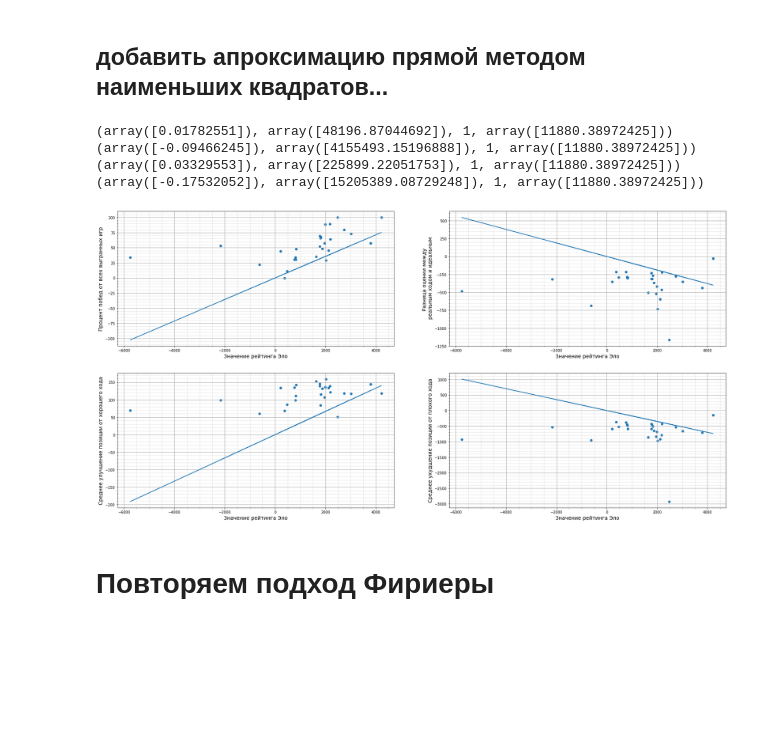
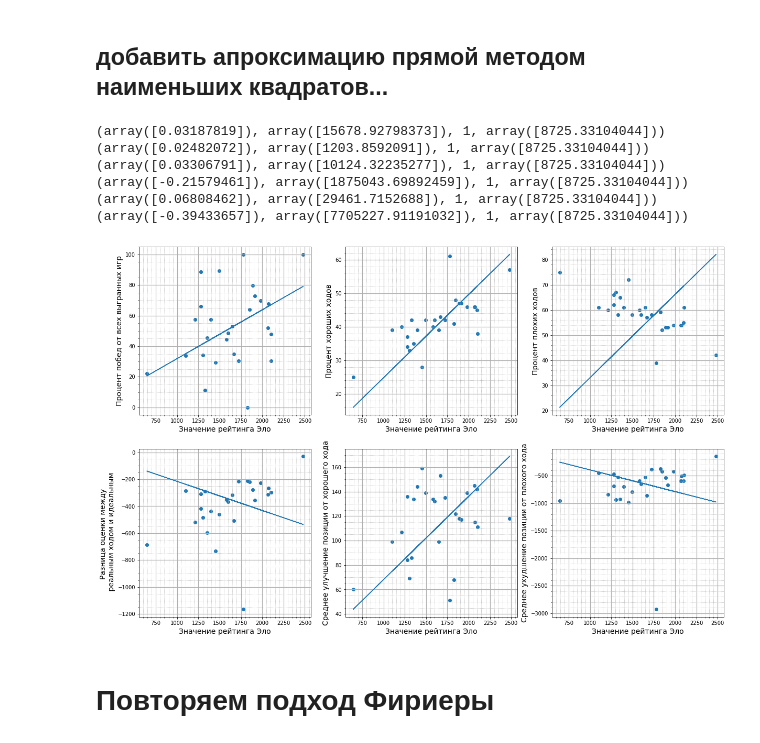
Before and after one commit to Ol333/gh, a Jupyter notebook: analisis.ipynb, the cells around one changed output. Saved outputs shown, nothing was run; the diff lists cells and outputs as text; code cells hidden in the pictures; blank space fills up the shorter version.

```diff
--- a/analisis.ipynb
+++ b/analisis.ipynb
@@ -535,59 +563,61 @@ matr
+# %%
+matr['True Elo'] = list(important_players.values())
 # %% [markdown]
 ## добавить апроксимацию прямой методом наименьших квадратов...
 # %%
-fig, axes = plt.subplots(2,2,figsize=(30,15))
+fig, axes = plt.subplots(2,3,figsize=(20,13))
 # fig.suptitle("Сравнение рейтингов", fontsize=16)
 for i in range(2):
-    for j in range(2):
+    for j in range(3):
         axes[i,j].set_xlabel("Значение рейтинга Эло", fontsize=14)
         axes[i,j].minorticks_on()
         axes[i,j].grid(which="major",linewidth=1.2)
         axes[i,j].grid(which="minor",linestyle = ':')
-# axes[0,0].set_title('а)')
 axes[0,0].set_ylabel("Процент побед от всех выгранных игр", fontsize=14)
-axes[0,0].scatter(matr.Elo,matr['Percentage'])
-lss = np.linalg.lstsq(list(map(lambda x:[x,], matr.Elo)), list(matr['Percentage']), rcond=-1)
+axes[0,0].scatter(matr['True Elo'],matr['Percentage'])
+lss = np.linalg.lstsq(list(map(lambda x:[x,], matr['True Elo'])), list(matr['Percentage']), rcond=-1)
 print(lss)
-axes[0,0].plot(matr.Elo,list(map(lambda x: x*lss[0][0],matr.Elo)))
+axes[0,0].plot(matr['True Elo'],list(map(lambda x: x*lss[0][0], matr['True Elo'])))
 
-# # axes[0,1].set_title('б)')
-# axes[0,1].set_ylabel("Процент хороших ходов", fontsize=14)
-# axes[0,1].scatter(matr.Elo,matr['cp up count, %'])
-# lss = np.linalg.lstsq(list(map(lambda x:[x,], matr.Elo)), list(matr['cp up count, %']), rcond=-1)
-# print(lss)
-# axes[0,1].plot(matr.Elo,list(map(lambda x: x*lss[0][0],matr.Elo)))
+axes[0,1].set_ylabel("Процент хороших ходов", fontsize=14)
+axes[0,1].scatter(matr['True Elo'],matr['cp up count, %'])
+lss = np.linalg.lstsq(list(map(lambda x:[x,], matr['True Elo'])), list(matr['cp up count, %']), rcond=-1)
+print(lss)
+axes[0,1].plot(matr['True Elo'],list(map(lambda x: x*lss[0][0],matr['True Elo'])))
 
-# axes[0,2].set_title('cp down count, %')
-# axes[0,2].scatter(matr.Elo,matr['cp down count, %'])
+axes[0,2].set_ylabel("Процент плохих ходов", fontsize=14)
+axes[0,2].scatter(matr['True Elo'],matr['cp down count, %'])
+lss = np.linalg.lstsq(list(map(lambda x:[x,], matr['True Elo'])), list(matr['cp down count, %']), rcond=-1)
+print(lss)
+axes[0,2].plot(matr['True Elo'],list(map(lambda x: x*lss[0][0],matr['True Elo'])))
 
-# axes[0,2].set_title('в)')
-axes[0,1].set_ylabel("Разница оценки между \n реальным ходом и идеальным", fontsize=14)
-axes[0,1].scatter(matr.Elo,matr['delta cp with pv_cp'])
-lss = np.linalg.lstsq(list(map(lambda x:[x,], matr.Elo)), list(matr['delta cp with pv_cp']), rcond=-1)
+axes[1,0].set_ylabel("Разница оценки между \n реальным ходом и идеальным", fontsize=14)
+axes[1,0].scatter(matr['True Elo'],matr['delta cp with pv_cp'])
+lss = np.linalg.lstsq(list(map(lambda x:[x,], matr['True Elo'])), list(matr['delta cp with pv_cp']), rcond=-1)
 print(lss)
-axes[0,1].plot(matr.Elo,list(map(lambda x: x*lss[0][0],matr.Elo)))
+axes[1,0].plot(matr['True Elo'],list(map(lambda x: x*lss[0][0], matr['True Elo'])))
 
-# axes[1,0].set_title('г)')
-axes[1,0].set_ylabel("Среднее улучшение позиции от хорошего хода", fontsize=14)
-axes[1,0].scatter(matr.Elo,matr['aver cp up'])
-lss = np.linalg.lstsq(list(map(lambda x:[x,], matr.Elo)), list(matr['aver cp up']), rcond=-1)
+axes[1,1].set_ylabel("Среднее улучшение позиции от хорошего хода", fontsize=14)
+axes[1,1].scatter(matr['True Elo'],matr['aver cp up'])
+lss = np.linalg.lstsq(list(map(lambda x:[x,], matr['True Elo'])), list(matr['aver cp up']), rcond=-1)
 print(lss)
-axes[1,0].plot(matr.Elo,list(map(lambda x: x*lss[0][0],matr.Elo)))
+axes[1,1].plot(matr['True Elo'],list(map(lambda x: x*lss[0][0], matr['True Elo'])))
 
-# axes[1,1].set_title('д)')
-axes[1,1].set_ylabel("Среднее ухудшение позиции от плохого хода", fontsize=14)
-axes[1,1].scatter(matr.Elo,matr['aver cp down'])
-lss = np.linalg.lstsq(list(map(lambda x:[x,], matr.Elo)), list(matr['aver cp down']), rcond=-1)
+axes[1,2].set_ylabel("Среднее ухудшение позиции от плохого хода", fontsize=14)
+axes[1,2].scatter(matr['True Elo'],matr['aver cp down'])
+lss = np.linalg.lstsq(list(map(lambda x:[x,], matr['True Elo'])), list(matr['aver cp down']), rcond=-1)
 print(lss)
-axes[1,1].plot(matr.Elo,list(map(lambda x: x*lss[0][0],matr.Elo)))
+axes[1,2].plot(matr['True Elo'],list(map(lambda x: x*lss[0][0], matr['True Elo'])))
 
 plt.show()
 # %% [output]
-(array([0.01782551]), array([48196.87044692]), 1, array([11880.38972425]))
-(array([-0.09466245]), array([4155493.15196888]), 1, array([11880.38972425]))
-(array([0.03329553]), array([225899.22051753]), 1, array([11880.38972425]))
-(array([-0.17532052]), array([15205389.08729248]), 1, array([11880.38972425]))
+(array([0.03187819]), array([15678.92798373]), 1, array([8725.33104044]))
+(array([0.02482072]), array([1203.8592091]), 1, array([8725.33104044]))
+(array([0.03306791]), array([10124.32235277]), 1, array([8725.33104044]))
+(array([-0.21579461]), array([1875043.69892459]), 1, array([8725.33104044]))
+(array([0.06808462]), array([29461.7152688]), 1, array([8725.33104044]))
+(array([-0.39433657]), array([7705227.91191032]), 1, array([8725.33104044]))
-[figure, old version]
+[figure, new version]
 # %% [markdown]
 # Повторяем подход Фириеры
 # %%
```
Also changed, not shown: parts of 7 cells of this notebook.
